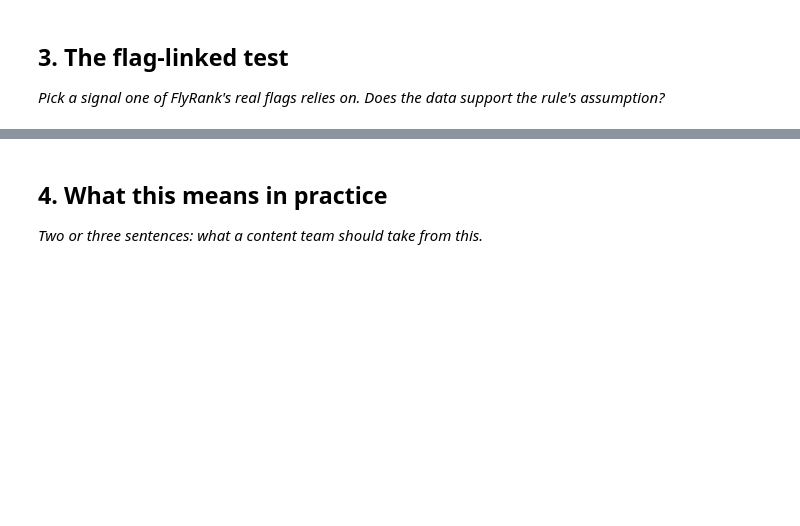
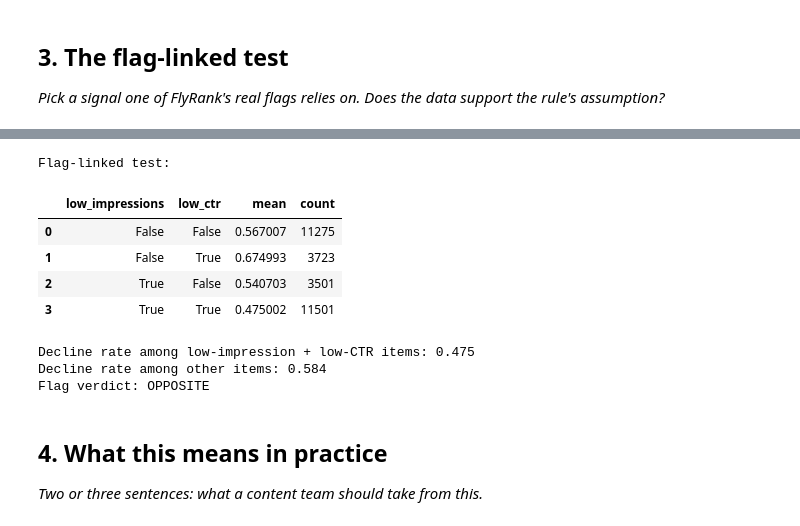
Before and after one commit to fatimaali123-ai/flyrank-internship, a Jupyter notebook: work/notebooks/w04_signal_audit.ipynb, the cells around one changed output, grey strips where cells are left out. Cells and saved outputs as stored; diff of their text form; code cells hidden in the pictures; blank space fills up the shorter version.

```diff
--- a/work/notebooks/w04_signal_audit.ipynb
+++ b/work/notebooks/w04_signal_audit.ipynb
@@ -30,3 +174,45 @@ This skeleton is yours to fill. Work the sections **in order** — each one has
+# %%
+# Flag-linked test: impressions + CTR
+
+df["low_impressions"] = df["impressions_90d"] <= df["impressions_90d"].median()
+df["low_ctr"] = df["ctr"] <= df["ctr"].median()
+
+flag_test = (
+    df.groupby(["low_impressions", "low_ctr"])["is_declining_label"]
+      .agg(["mean", "count"])
+      .reset_index()
+)
+
+print("Flag-linked test:")
+display(flag_test)
+
+# Compare the baseline-style flagged group with everyone else
+flagged = df["low_impressions"] & df["low_ctr"]
+
+flagged_rate = df.loc[flagged, "is_declining_label"].mean()
+other_rate = df.loc[~flagged, "is_declining_label"].mean()
+
+print(f"Decline rate among low-impression + low-CTR items: {flagged_rate:.3f}")
+print(f"Decline rate among other items: {other_rate:.3f}")
+
+if flagged_rate > other_rate:
+    verdict = "DIRECTIONALLY SUPPORTED"
+elif flagged_rate < other_rate:
+    verdict = "OPPOSITE"
+else:
+    verdict = "MIXED"
+
+print("Flag verdict:", verdict)
+# %% [output]
+Flag-linked test:
+|  | low_impressions | low_ctr | mean | count |
+| 0 | False | False | 0.567007 | 11275 |
+| 1 | False | True | 0.674993 | 3723 |
+| 2 | True | False | 0.540703 | 3501 |
+| 3 | True | True | 0.475002 | 11501 |
+Decline rate among low-impression + low-CTR items: 0.475
+Decline rate among other items: 0.584
+Flag verdict: OPPOSITE
 # %% [markdown]
 ## 4. What this means in practice
 
```
Also changed, not shown: parts of 12 cells of this notebook.
